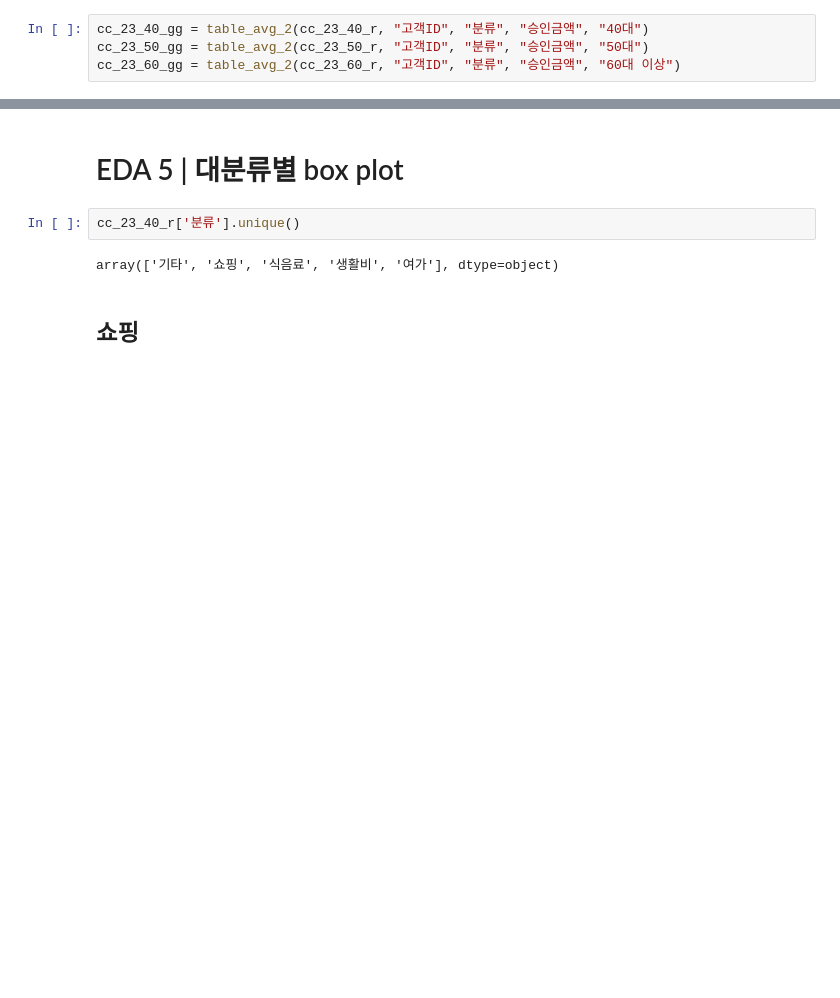
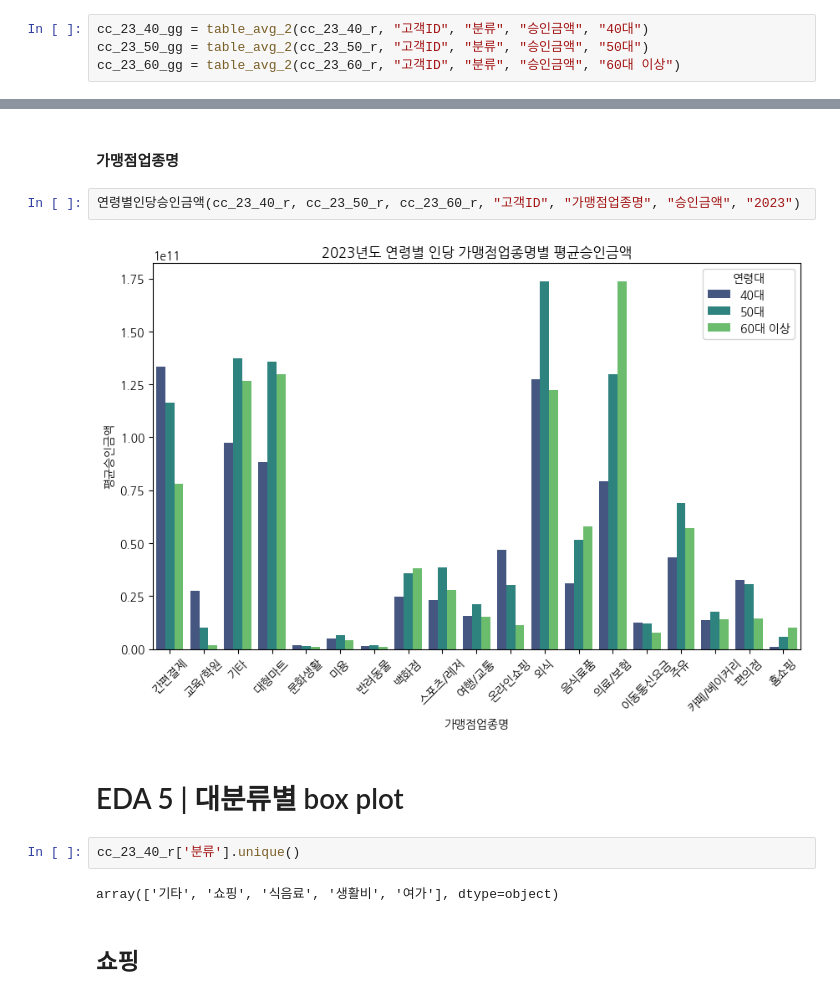
Before and after one commit to dsleslie/Projects_2024, a Jupyter notebook: 3_EDA.ipynb, the cells around one changed output, grey strips where cells are left out. Drawn from its saved outputs; the diff is of its cells as text; blank space fills up the shorter version.

```diff
--- a/3_EDA.ipynb
+++ b/3_EDA.ipynb
@@ -1082,3 +1195,9 @@ compare_generation_spending(cc_23_40_gg, cc_23_50_gg, cc_23_60_gg, "분류", "
+# %% [markdown]
+#### 가맹점업종명
+# %%
+연령별인당승인금액(cc_23_40_r, cc_23_50_r, cc_23_60_r, "고객ID", "가맹점업종명", "승인금액", "2023")
+# %% [output]
+[figure, added]
 # %% [markdown]
 # EDA 5 | 대분류별 box plot
 # %%
```
Also changed, not shown: parts of 18 cells of this notebook.
